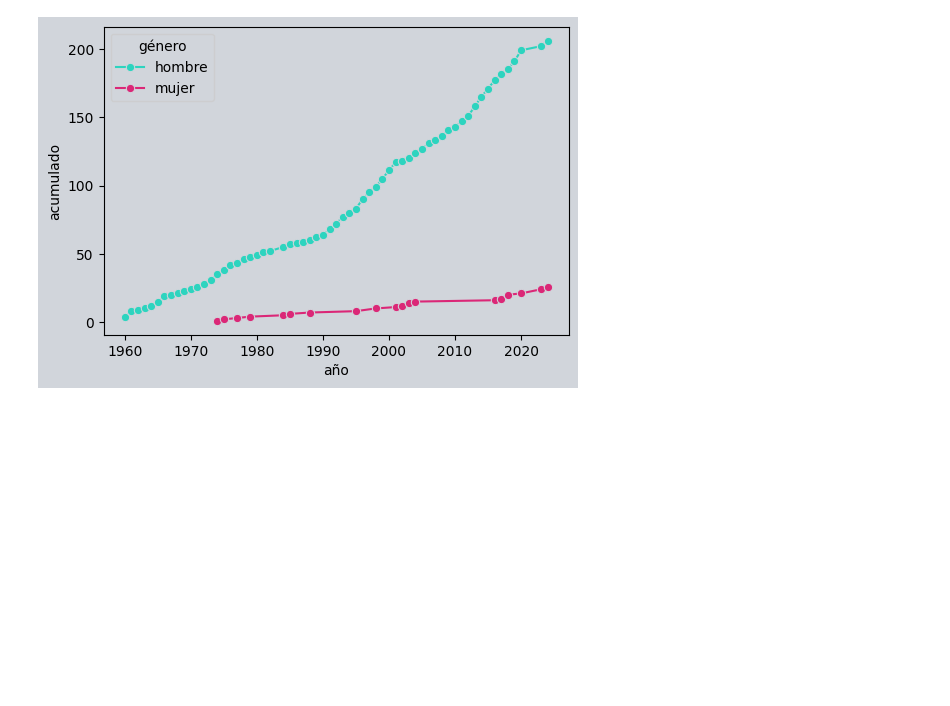
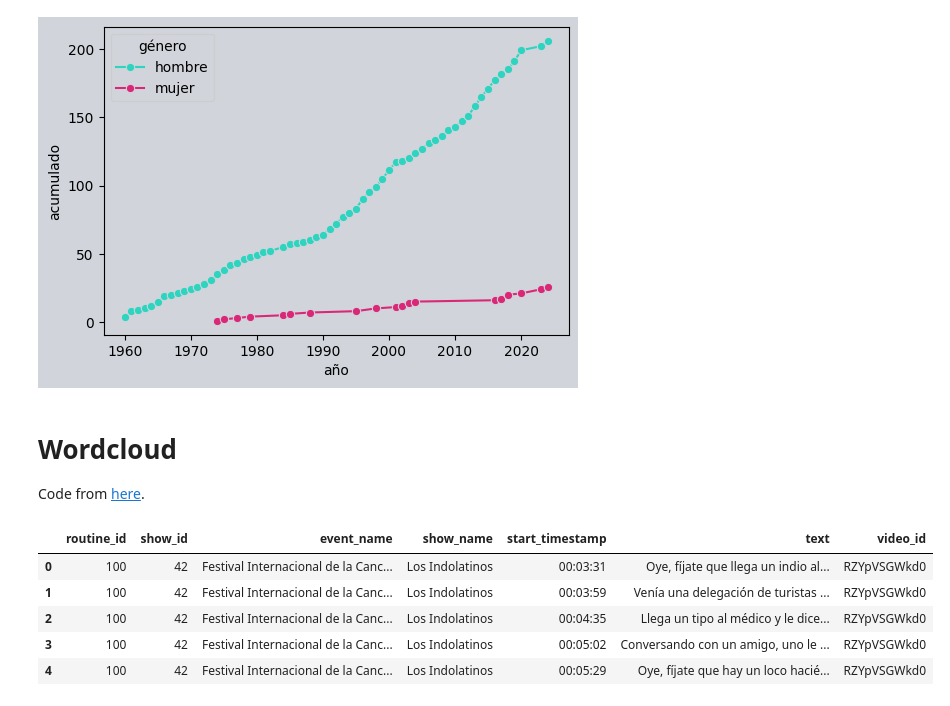
Before and after one commit to aastroza/chilean-humor, a Jupyter notebook: notebooks/00_explore_ficvn_data.ipynb, the cells around one changed output. Cells and saved outputs as stored; diff of their text form; code cells hidden in the pictures; blank space fills up the shorter version.

```diff
--- a/notebooks/00_explore_ficvn_data.ipynb
+++ b/notebooks/00_explore_ficvn_data.ipynb
@@ -118,3 +123,17 @@ plt.savefig('../images/gender_line_plot_spanish.png', bbox_inches='tight', dpi=3
 plt.show()
 # %% [output]
 [figure]
+# %% [markdown]
+# Wordcloud
+
+Code from [here](https://github.com/bryan-md/wordcloud).
+# %%
+df_jokes = pd.read_csv('../data/jokes.csv')
+df_jokes.head()
+# %% [output]
+|  | routine_id | show_id | event_name | show_name | start_timestamp | text | video_id |
+| 0 | 100 | 42 | Festival Internacional de la Canc... | Los Indolatinos | 00:03:31 | Oye, fíjate que llega un indio al... | RZYpVSGWkd0 |
+| 1 | 100 | 42 | Festival Internacional de la Canc... | Los Indolatinos | 00:03:59 | Venía una delegación de turistas ... | RZYpVSGWkd0 |
+| 2 | 100 | 42 | Festival Internacional de la Canc... | Los Indolatinos | 00:04:35 | Llega un tipo al médico y le dice... | RZYpVSGWkd0 |
+| 3 | 100 | 42 | Festival Internacional de la Canc... | Los Indolatinos | 00:05:02 | Conversando con un amigo, uno le ... | RZYpVSGWkd0 |
+| 4 | 100 | 42 | Festival Internacional de la Canc... | Los Indolatinos | 00:05:29 | Oye, fíjate que hay un loco hacié... | RZYpVSGWkd0 |
```
Also changed, not shown: parts of 10 cells of this notebook, 14 other files.
